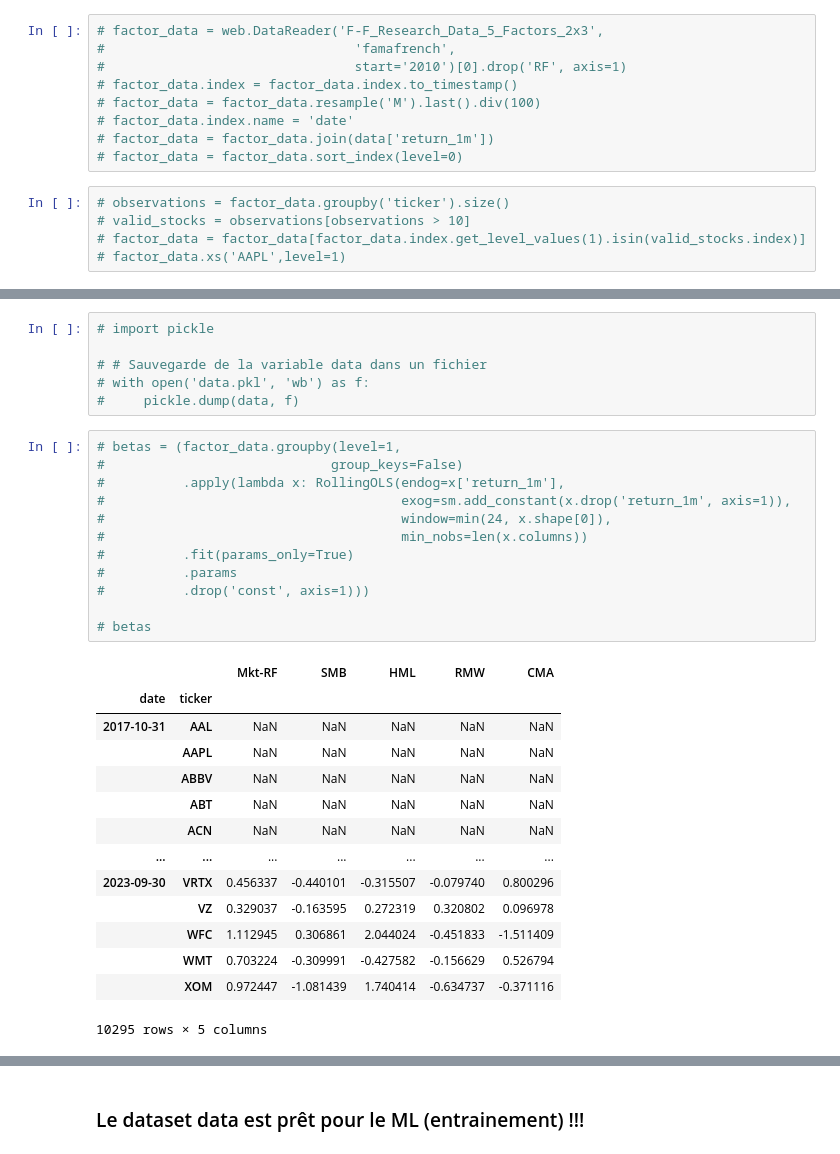
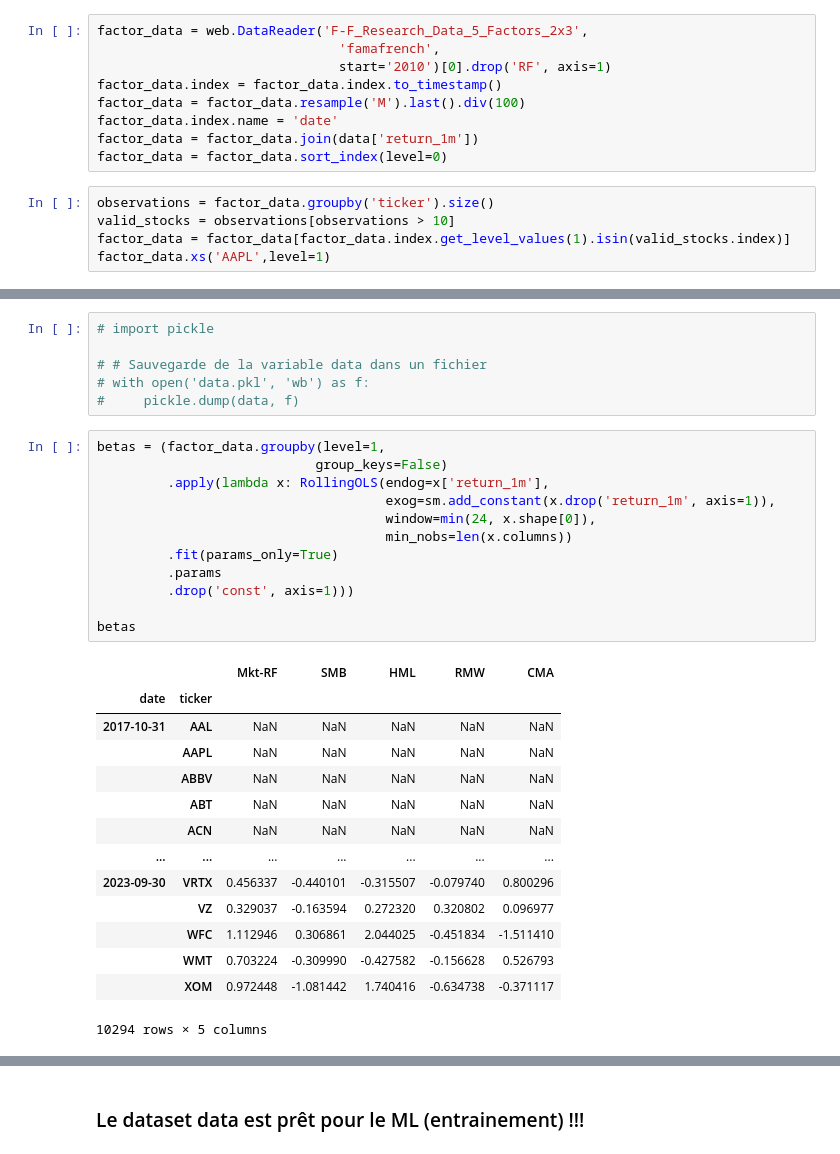
Before and after one commit to NajiOussama/FreeCodeCampAlgoTrading, a Jupyter notebook: Project1.ipynb, the cells around one changed output, grey strips where cells are left out. Cells and saved outputs as stored; diff of their text form.

```diff
--- a/Project1.ipynb
+++ b/Project1.ipynb
@@ -182,19 +198,19 @@ $$\text{Garman-Klass Volatility}= \frac{(\ln(\text{High})-\ln(\text{Low}))^2}{2}
 # %% [markdown]
 ### 5. Download Fama-French Factors and Calculate Rolling Factor Betas.
 # %%
-# factor_data = web.DataReader('F-F_Research_Data_5_Factors_2x3',
-#                                'famafrench',
-#                                start='2010')[0].drop('RF', axis=1)
-# factor_data.index = factor_data.index.to_timestamp()
-# factor_data = factor_data.resample('M').last().div(100)
-# factor_data.index.name = 'date'
-# factor_data = factor_data.join(data['return_1m'])
-# factor_data = factor_data.sort_index(level=0)
+factor_data = web.DataReader('F-F_Research_Data_5_Factors_2x3',
+                               'famafrench',
+                               start='2010')[0].drop('RF', axis=1)
+factor_data.index = factor_data.index.to_timestamp()
+factor_data = factor_data.resample('M').last().div(100)
+factor_data.index.name = 'date'
+factor_data = factor_data.join(data['return_1m'])
+factor_data = factor_data.sort_index(level=0)
 # %%
-# observations = factor_data.groupby('ticker').size()
-# valid_stocks = observations[observations > 10]
-# factor_data = factor_data[factor_data.index.get_level_values(1).isin(valid_stocks.index)]
-# factor_data.xs('AAPL',level=1)
+observations = factor_data.groupby('ticker').size()
+valid_stocks = observations[observations > 10]
+factor_data = factor_data[factor_data.index.get_level_values(1).isin(valid_stocks.index)]
+factor_data.xs('AAPL',level=1)
 # %% [output]
 |  | Mkt-RF | SMB | HML | RMW | CMA | return_1m |
 | date |  |  |  |  |  |  |
@@ -217,30 +233,30 @@ $$\text{Garman-Klass Volatility}= \frac{(\ln(\text{High})-\ln(\text{Low}))^2}{2}
 # with open('data.pkl', 'wb') as f:
 #     pickle.dump(data, f)
 # %%
-# betas = (factor_data.groupby(level=1,
-#                             group_keys=False)
-#          .apply(lambda x: RollingOLS(endog=x['return_1m'],
-#                                      exog=sm.add_constant(x.drop('return_1m', axis=1)),
-#                                      window=min(24, x.shape[0]),
-#                                      min_nobs=len(x.columns))
-#          .fit(params_only=True)
-#          .params
-#          .drop('const', axis=1)))
+betas = (factor_data.groupby(level=1,
+                            group_keys=False)
+         .apply(lambda x: RollingOLS(endog=x['return_1m'],
+                                     exog=sm.add_constant(x.drop('return_1m', axis=1)),
+                                     window=min(24, x.shape[0]),
+                                     min_nobs=len(x.columns))
+         .fit(params_only=True)
+         .params
+         .drop('const', axis=1)))
 
-# betas
+betas
 # %% [output]
 |  |  | Mkt-RF | SMB | HML | RMW | CMA |
 | date | ticker |  |  |  |  |  |
 | 2017-10-31 | AAL | NaN | NaN | NaN | NaN | NaN |
 |  | AAPL | NaN | NaN | NaN | NaN | NaN |
 |  | ABBV | NaN | NaN | NaN | NaN | NaN |
 |  | ABT | NaN | NaN | NaN | NaN | NaN |
 |  | ACN | NaN | NaN | NaN | NaN | NaN |
 | ... | ... | ... | ... | ... | ... | ... |
 | 2023-09-30 | VRTX | 0.456337 | -0.440101 | -0.315507 | -0.079740 | 0.800296 |
-|  | VZ | 0.329037 | -0.163595 | 0.272319 | 0.320802 | 0.096978 |
-|  | WFC | 1.112945 | 0.306861 | 2.044024 | -0.451833 | -1.511409 |
-|  | WMT | 0.703224 | -0.309991 | -0.427582 | -0.156629 | 0.526794 |
-|  | XOM | 0.972447 | -1.081439 | 1.740414 | -0.634737 | -0.371116 |
+|  | VZ | 0.329037 | -0.163594 | 0.272320 | 0.320802 | 0.096977 |
+|  | WFC | 1.112946 | 0.306861 | 2.044025 | -0.451834 | -1.511410 |
+|  | WMT | 0.703224 | -0.309990 | -0.427582 | -0.156628 | 0.526793 |
+|  | XOM | 0.972448 | -1.081442 | 1.740416 | -0.634738 | -0.371117 |
-10295 rows × 5 columns
+10294 rows × 5 columns
 # %%
```
Also changed, not shown: parts of 15 cells of this notebook, 1 other file.
